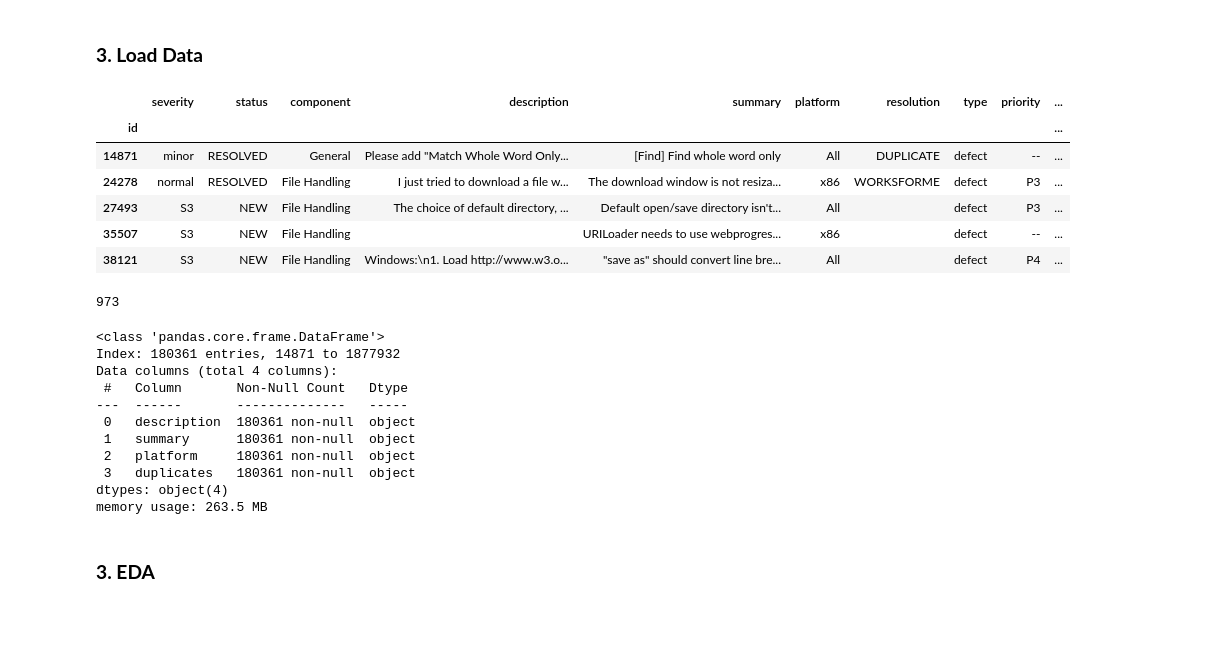
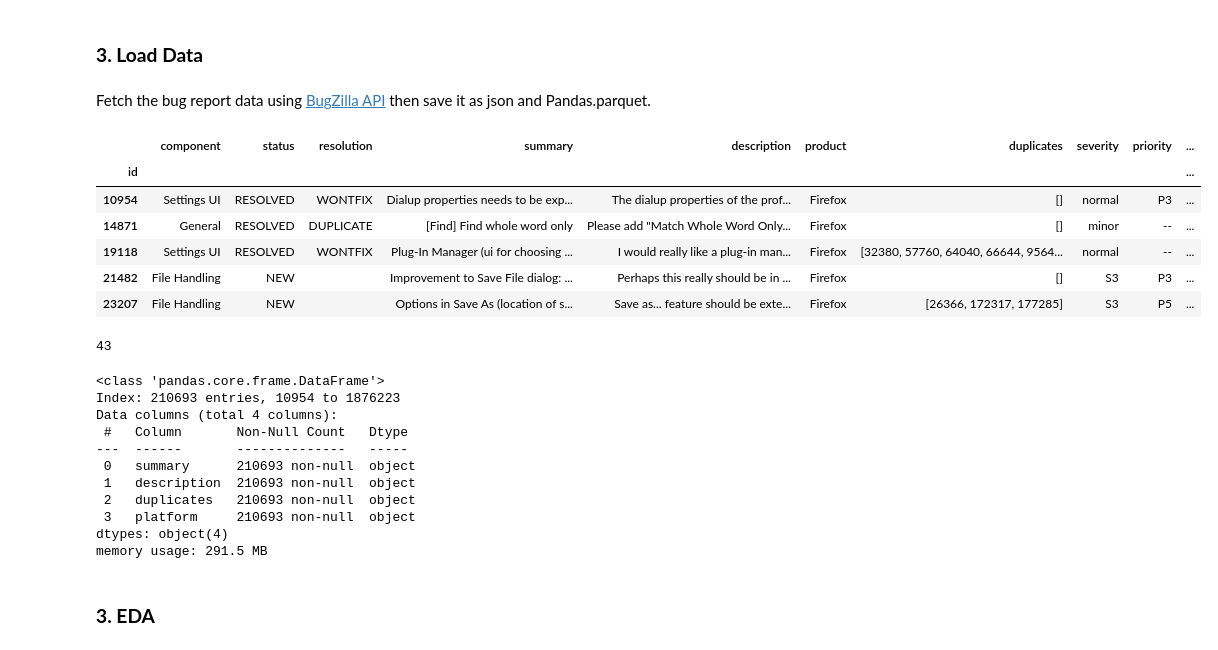
Before and after one commit to rezadzikri19/BuggyBuddy-Notebook, a Jupyter notebook: bug_classification.ipynb, the cells around one changed output. Saved outputs shown, nothing was run; the diff lists cells and outputs as text; code cells hidden in the pictures; blank space fills up the shorter version.

```diff
--- a/bug_classification.ipynb
+++ b/bug_classification.ipynb
@@ -73,6 +68,8 @@ pd.set_option('display.max_rows', 100)
 pd.set_option('display.max_columns', 50)
 # %% [markdown]
 ### **3. Load Data**
+# %% [markdown]
+Fetch the bug report data using [BugZilla API](https://bmo.readthedocs.io/en/latest/api/core/v1/bug.html#get-bug) then save it as json and Pandas.parquet.
 # %%
 def fetch_data(url: str, params=None):
   try:
@@ -140,51 +133,51 @@ else:
 
   save_json(response_data, saved_data_path)
 # %%
-raw_data_path = os.path.join('data_1', 'cache', 'raw_data.parquet')
+raw_data_path = os.path.join('data', 'cache', 'raw_data.parquet')
 df = pd.DataFrame()
 
 if (os.path.exists(raw_data_path)):
   df = pd.read_parquet(raw_data_path)
 else:
-  data_paths = glob(os.path.join('data_1', 'raw_data', 'firefox_raw_data.json'))
+  data_paths = glob(os.path.join('data', 'raw_data', 'firefox_raw_data.json'))
 
   for path in data_paths:
     data = load_json(path)
     data = pd.DataFrame(data)
     df = pd.concat([df, data])
 
   df = df.set_index('id')
   df.to_parquet(raw_data_path)
 
 df.head()
 # %% [output]
-|  | severity | status | component | description | summary | platform | resolution | type | priority | ... |
+|  | component | status | resolution | summary | description | product | duplicates | severity | priority | ... |
 | id |  |  |  |  |  |  |  |  |  | ... |
-| 14871 | minor | RESOLVED | General | Please add "Match Whole Word Only... | [Find] Find whole word only | All | DUPLICATE | defect | -- | ... |
-| 24278 | normal | RESOLVED | File Handling | I just tried to download a file w... | The download window is not resiza... | x86 | WORKSFORME | defect | P3 | ... |
-| 27493 | S3 | NEW | File Handling | The choice of default directory, ... | Default open/save directory isn't... | All |  | defect | P3 | ... |
-| 35507 | S3 | NEW | File Handling |  | URILoader needs to use webprogres... | x86 |  | defect | -- | ... |
-| 38121 | S3 | NEW | File Handling | Windows:\n1. Load http://www.w3.o... | "save as" should convert line bre... | All |  | defect | P4 | ... |
+| 10954 | Settings UI | RESOLVED | WONTFIX | Dialup properties needs to be exp... | The dialup properties of the prof... | Firefox | [] | normal | P3 | ... |
+| 14871 | General | RESOLVED | DUPLICATE | [Find] Find whole word only | Please add "Match Whole Word Only... | Firefox | [] | minor | -- | ... |
+| 19118 | Settings UI | RESOLVED | WONTFIX | Plug-In Manager (ui for choosing ... | I would really like a plug-in man... | Firefox | [32380, 57760, 64040, 66644, 9564... | normal | -- | ... |
+| 21482 | File Handling | NEW |  | Improvement to Save File dialog: ... | Perhaps this really should be in ... | Firefox | [] | S3 | P3 | ... |
+| 23207 | File Handling | NEW |  | Options in Save As (location of s... | Save as... feature should be exte... | Firefox | [26366, 172317, 177285] | S3 | P5 | ... |
 # %%
 df = df.drop(['status', 'priority', 'resolution', 'severity', 'component', 'product', 'type'], axis=1)
 
 gc.collect()
 # %% [output]
-973
+43
 # %%
 df.info(memory_usage='deep')
 # %% [output]
 <class 'pandas.core.frame.DataFrame'>
-Index: 180361 entries, 14871 to 1877932
+Index: 210693 entries, 10954 to 1876223
 Data columns (total 4 columns):
  #   Column       Non-Null Count   Dtype
 ---  ------       --------------   -----
- 0   description  180361 non-null  object
- 1   summary      180361 non-null  object
- 2   platform     180361 non-null  object
- 3   duplicates   180361 non-null  object
+ 0   summary      210693 non-null  object
+ 1   description  210693 non-null  object
+ 2   duplicates   210693 non-null  object
+ 3   platform     210693 non-null  object
 dtypes: object(4)
-memory usage: 263.5 MB
+memory usage: 291.5 MB
 # %% [markdown]
 ### **3. EDA**
 # %% [markdown]
```
Also changed, not shown: parts of 76 cells of this notebook, 1 other file.
